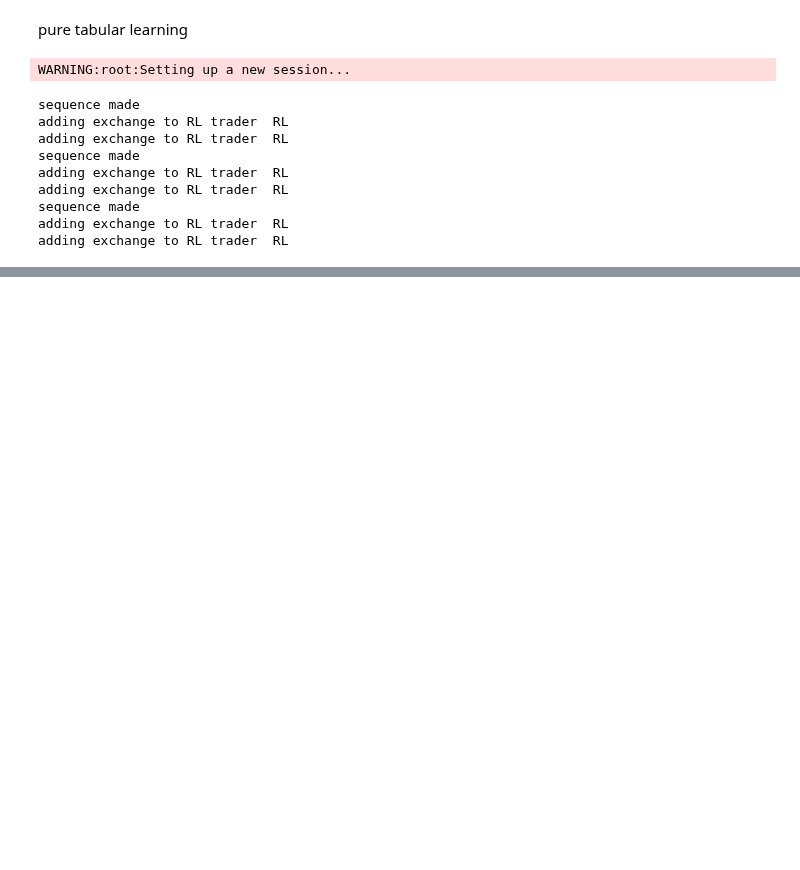
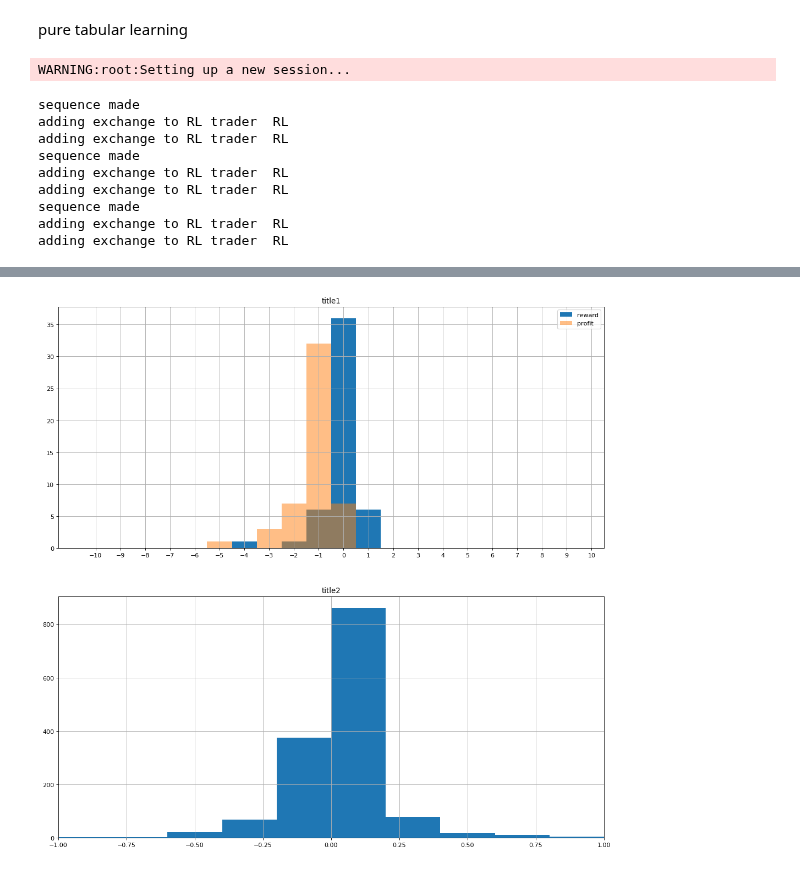
Before and after one commit to yetiminer/BUCLSE, a Jupyter notebook: Final Experiments/Experiment4.ipynb, the cells around one changed output, grey strips where cells are left out. Saved outputs shown, nothing was run; the diff lists cells and outputs as text; code cells hidden in the pictures; blank space fills up the shorter version.

```diff
--- a/Final Experiments/Experiment4.ipynb
+++ b/Final Experiments/Experiment4.ipynb
@@ -209,0 +192,4 @@ state counter length: 1163, state_action counter length: 1231, total experiences
+# %%
+returns,memory=experiment.plotbm_results(experiment,'title1','title2',returns,memory,'messing')
+# %% [output]
+[figure, added]
```
Also changed, not shown: parts of 9 cells of this notebook, 4 other files.
